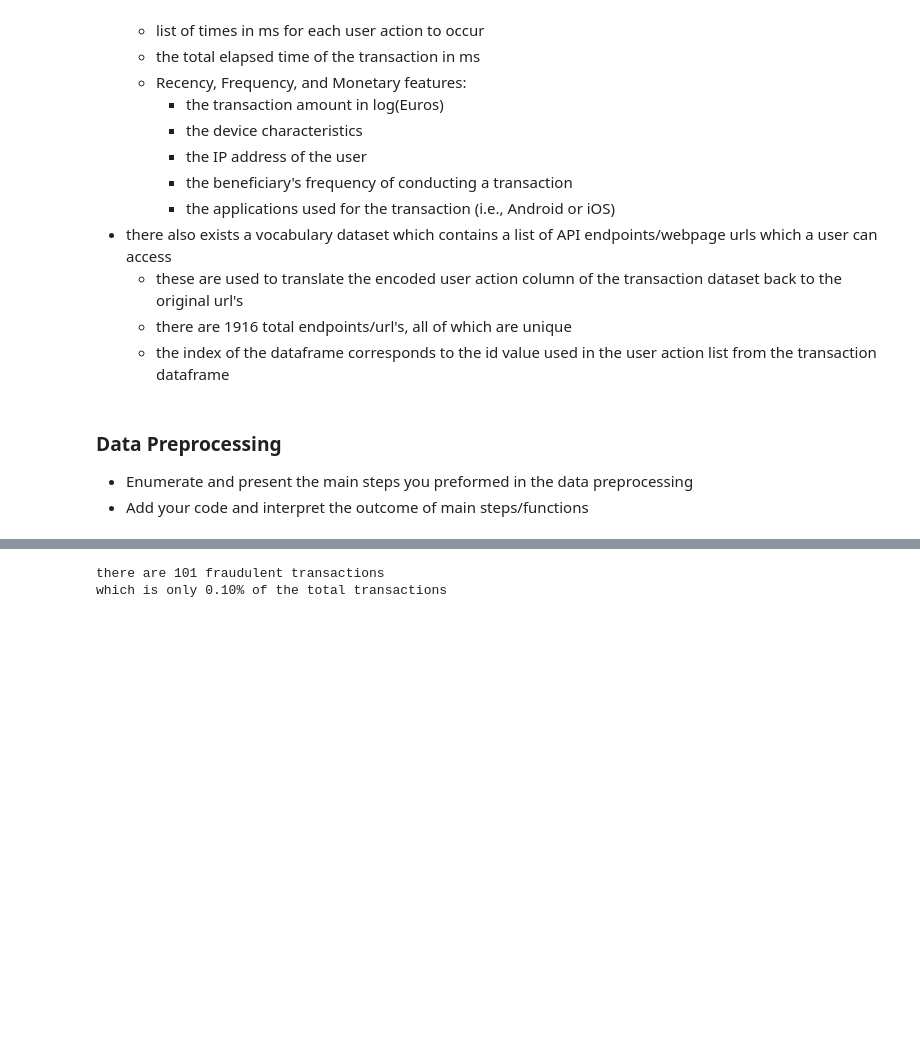
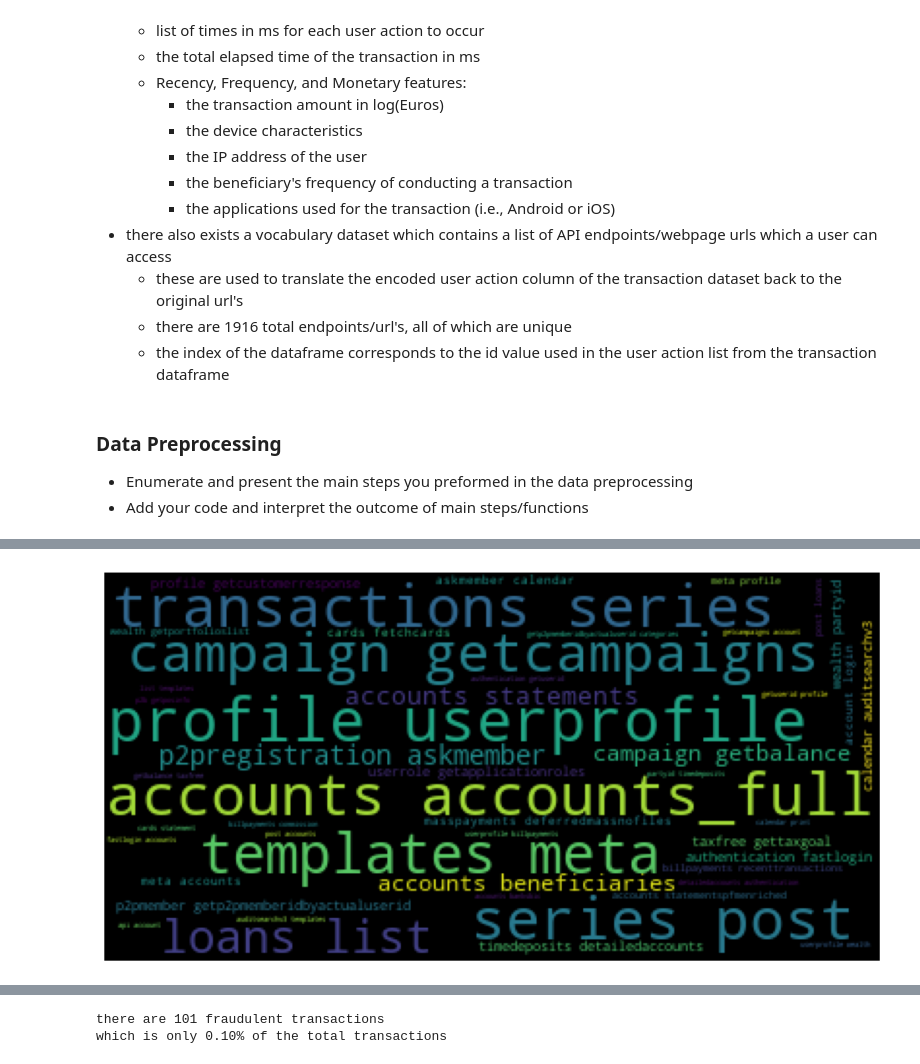
Before and after one commit to lmasud-psu/AI_574_project, a Jupyter notebook: Latif Masud-Wesley Mitchell-Gerald Wagner-code.ipynb, the cells around one changed output, grey strips where cells are left out. Drawn from its saved outputs; the diff is of its cells as text; code cells hidden in the pictures; blank space fills up the shorter version.

```diff
--- a/Latif Masud-Wesley Mitchell-Gerald Wagner-code.ipynb
+++ b/Latif Masud-Wesley Mitchell-Gerald Wagner-code.ipynb
@@ -186,0 +200,10 @@ for action in actions_raw:
+# %%
+# create wordcloud to visualize popular words
+wordcloud = WordCloud().generate(' '.join(word_list))
+
+plt.figure(figsize = (12, 12))
+plt.imshow(wordcloud)
+plt.axis('off')
+plt.show()
+# %% [output]
+[figure, added]
```
Also changed, not shown: parts of 5 cells of this notebook.
